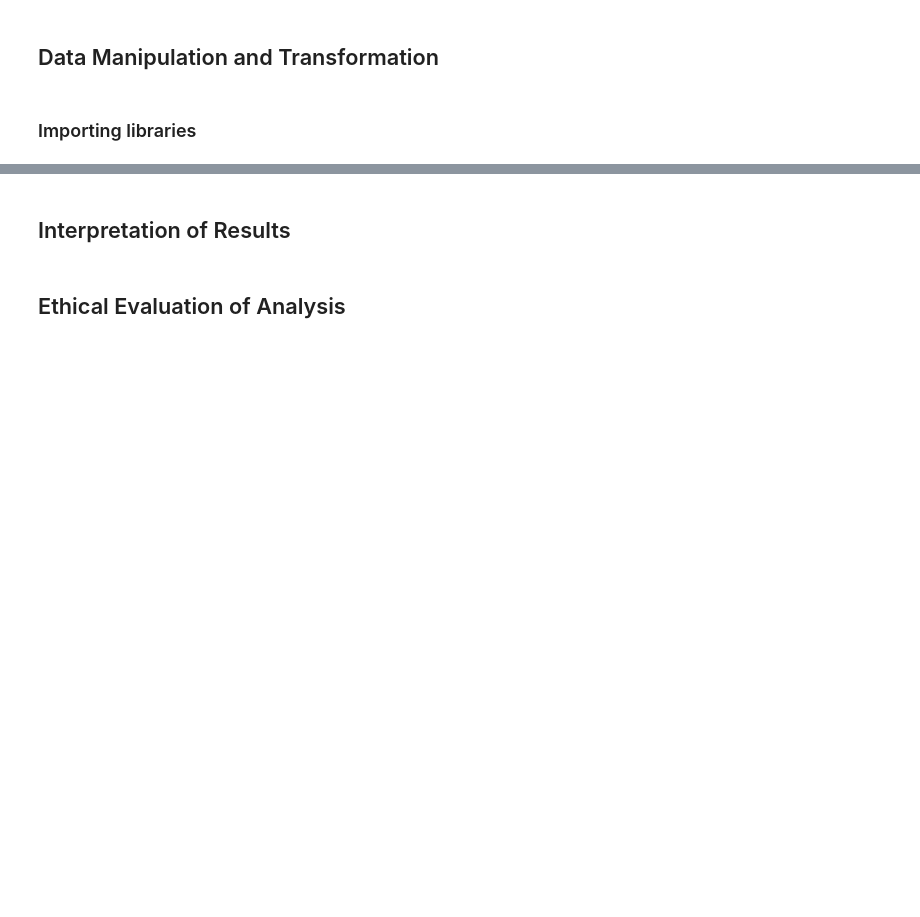
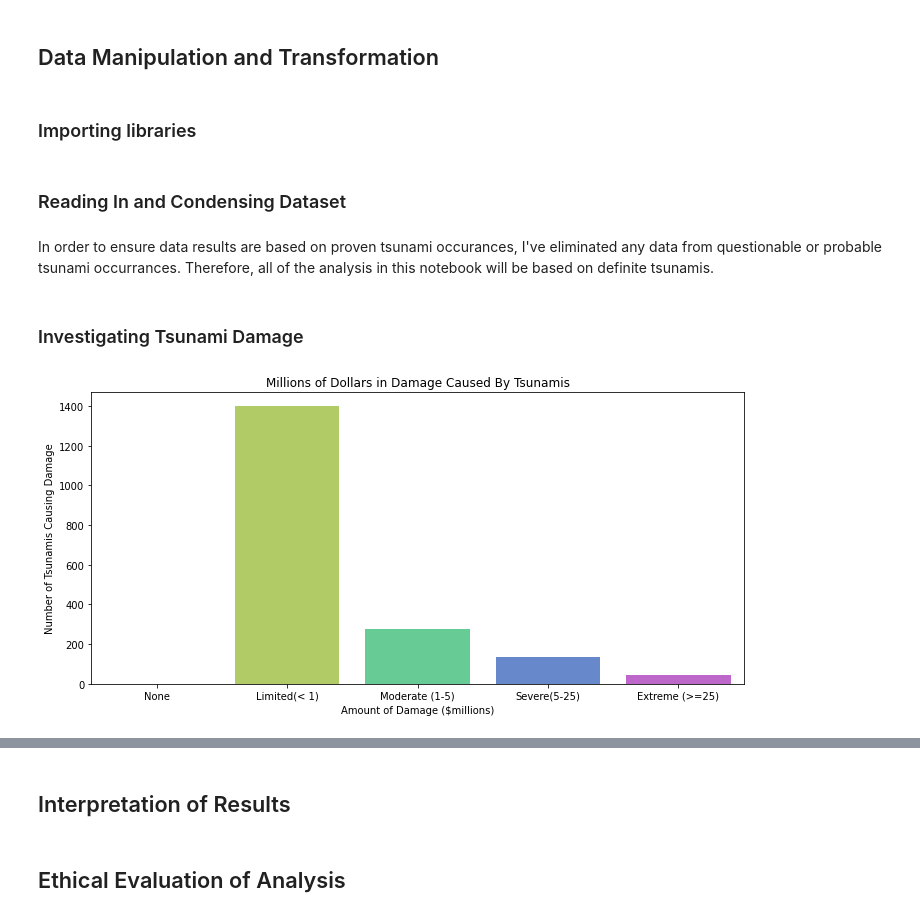
Before and after one commit to gbugieda/midtem-367-datascience, a Jupyter notebook: Final-Tsunami-Impact.ipynb, the cells around one changed output, grey strips where cells are left out. Drawn from its saved outputs; the diff is of its cells as text; code cells hidden in the pictures; blank space fills up the shorter version.

```diff
--- a/Final-Tsunami-Impact.ipynb
+++ b/Final-Tsunami-Impact.ipynb
@@ -25,0 +29,30 @@ import matplotlib.pyplot as plt
+# %% [markdown]
+### Reading In and Condensing Dataset
+# %%
+df = pd.read_csv("data/tsunami-runups.tsv", sep='\t', low_memory=False)
+
+## Condensing data so that we are only looking at definite tsunami events
+## Definite tsunami events are marked by validity of 4
+df = df[df['Tsunami Event Validity'] == 4]
+df = df.drop(['More Info', 'Search Parameters'], axis=1)
+# %% [markdown]
+In order to ensure data results are based on proven tsunami occurances, I've eliminated any data from questionable or probable tsunami occurrances.  Therefore, all of the analysis in this notebook will be based on definite tsunamis.
+# %% [markdown]
+### Investigating Tsunami Damage
+# %%
+damage_df = df
+map_replace = {0:'None',1:'Limited(< 1)', 2:'Moderate (1-5)',3:'Severe(5-25)', 4:'Extreme (>=25)'}
+damage_order = ["None", "Limited(< 1)", "Moderate (1-5)", "Severe(5-25)", "Extreme (>=25)"]
+damage_df = damage_df[pd.to_numeric(df['Damage Description'],errors='coerce').notna()]
+damage_df['Damage Description'] = damage_df['Damage Description'].apply(lambda x: map_replace.get(x))
+
+
+plt.figure(figsize=(10,5))
+ax = sns.countplot(x='Damage Description', data = damage_df, palette = 'hls', order = damage_order)
+plt.xlabel("Amount of Damage ($millions)")
+plt.ylabel("Number of Tsunamis Causing Damage")
+plt.title("Millions of Dollars in Damage Caused By Tsunamis")
+plt.tight_layout()
+plt.show()
+# %% [output]
+[figure, added]
```
Also changed, not shown: parts of 2 cells of this notebook, 1 other file.
